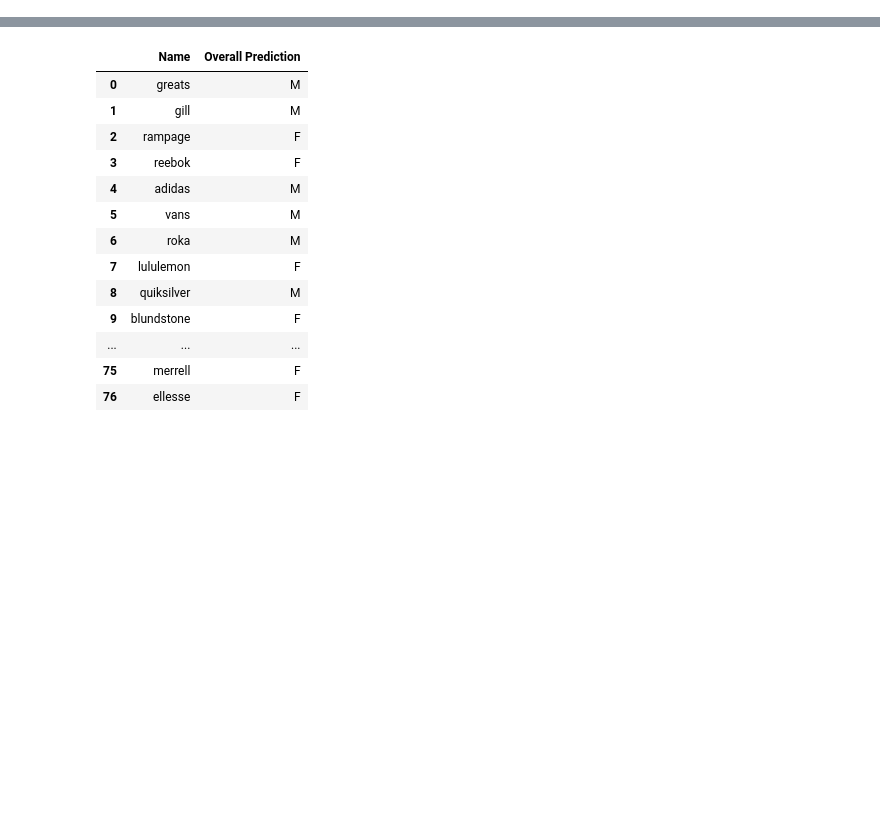
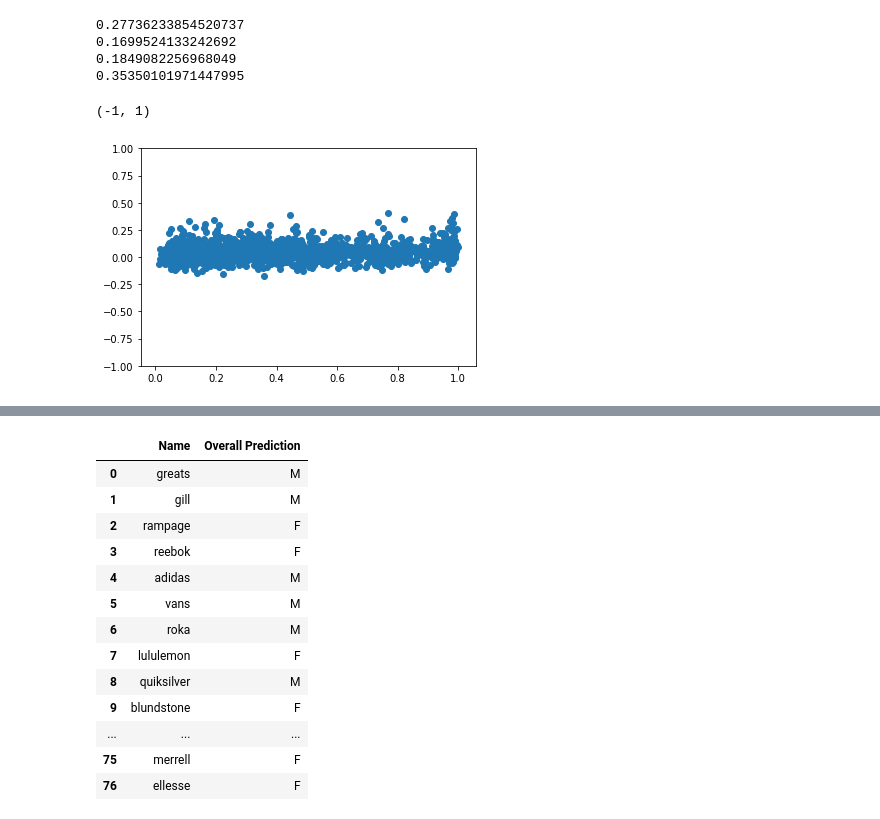
Before and after one commit to jaikaggarwal/BrandGenderPrediction, a Jupyter notebook: Code/Website vs Models.ipynb, the cells around one changed output, grey strips where cells are left out. Drawn from its saved outputs; the diff is of its cells as text; code cells hidden in the pictures; blank space fills up the shorter version.

```diff
--- a/Code/Website vs Models.ipynb
+++ b/Code/Website vs Models.ipynb
@@ -5,3 +5,7 @@ from scipy.stats import pearsonr, spearmanr
 from sklearn.linear_model import LogisticRegression
 import matplotlib.pyplot as plt
 from sklearn.metrics import matthews_corrcoef
+# %%
+ss_model = {key: value for key, value in ratio_maps.items() if key in resid_we_df['brand'].tolist()}
+ss_df = pd.DataFrame.from_dict(ss_model, orient='index')
+sound_symbolism_alignments = np.array(ss_df[0].tolist())
@@ -7,0 +27,3 @@ from sklearn.metrics import matthews_corrcoef
+# %%
+sort_resid_we_df = resid_we_df.sort_values(by='brand')
+# sort_resid_we_df_web = sort_resid_we_df[sort_resid_we_df['brand'].isin(web_brands)]
@@ -7,0 +85,2 @@ from sklearn.metrics import matthews_corrcoef
+# %%
+sort_resid_we_df['ss_alignment'] = ss_df[0]
@@ -7,0 +109,4 @@ from sklearn.metrics import matthews_corrcoef
+# %%
+# sort_resid_we_df.index = sort_resid_we_df['brand']
+sort_resid_we_df['ss_gender'] = sort_resid_we_df['ss_alignment'].apply(lambda x: 'M' if x < 0.5 else 'F' )
+sort_resid_we_df
@@ -7,0 +133,16 @@ from sklearn.metrics import matthews_corrcoef
+# %%
+print(sort_resid_we_df[(sort_resid_we_df['gender'] == 'F') & (sort_resid_we_df['ss_gender'] == 'F')].shape[0]/1471)
+print(sort_resid_we_df[(sort_resid_we_df['residual_gender'] == 'F') & (sort_resid_we_df['ss_gender'] == 'F')].shape[0]/1471)
+print(sort_resid_we_df[(sort_resid_we_df['gender'] == 'M') & (sort_resid_we_df['ss_gender'] == 'M')].shape[0]/1471)
+print(sort_resid_we_df[(sort_resid_we_df['residual_gender'] == 'M') & (sort_resid_we_df['ss_gender'] == 'M')].shape[0]/1471)
+# %% [output]
+0.27736233854520737
+0.1699524133242692
+0.1849082256968049
+0.35350101971447995
+# %%
+plt.scatter(sort_resid_we_df['ss_alignment'], sort_resid_we_df['alignment'])
+plt.ylim(-1, 1)
+# %% [output]
+(-1, 1)
+[figure, added]
```
Also changed, not shown: parts of 37 cells of this notebook, 9 other files.
